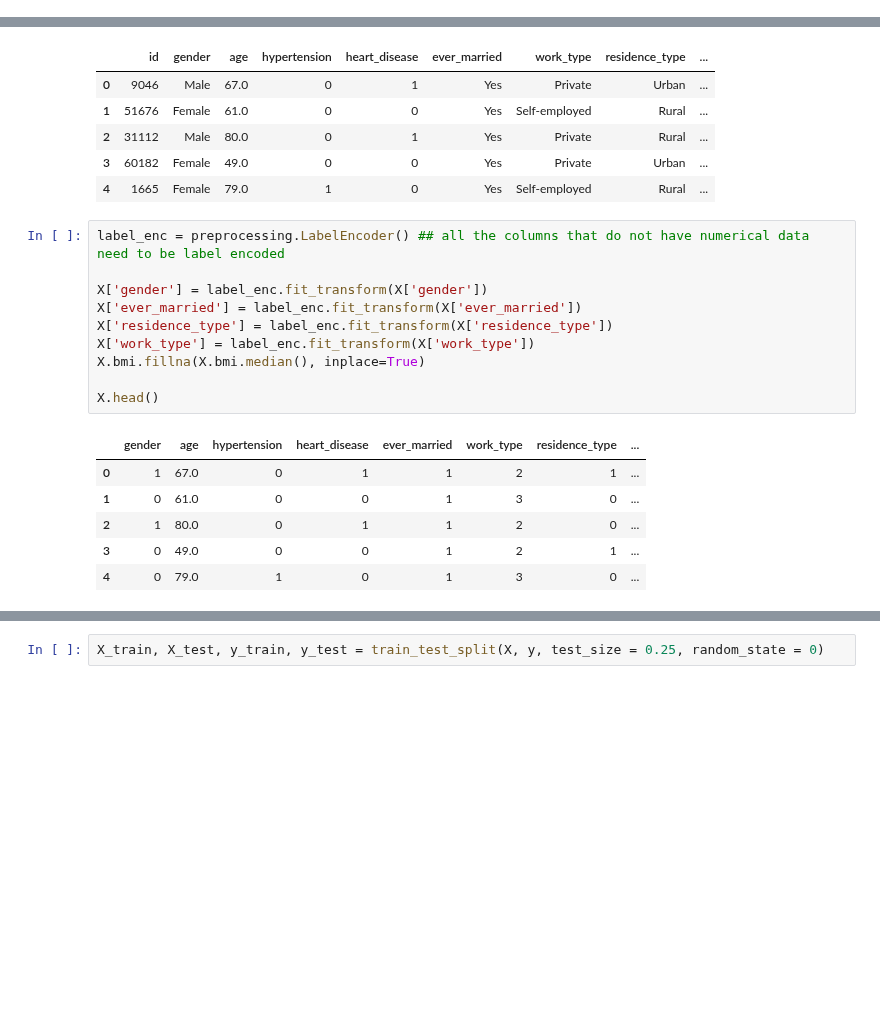
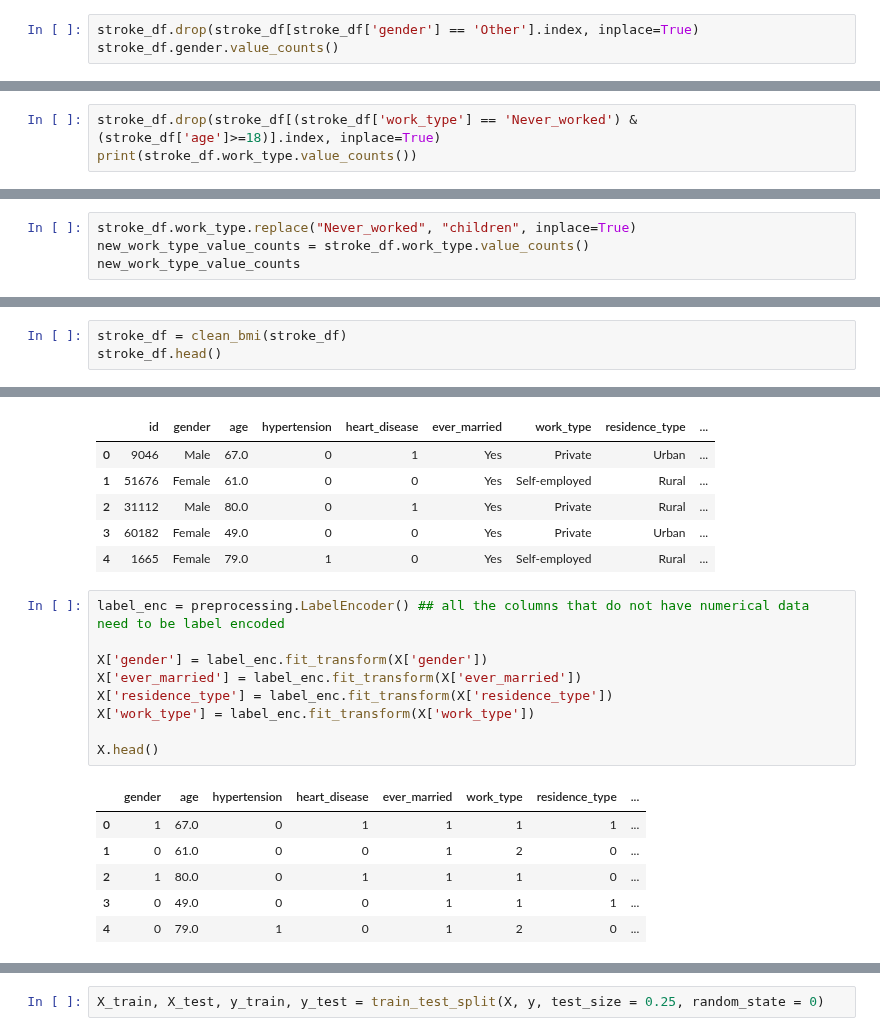
Before and after one commit to bori00/Stroke-Predictor, a Jupyter notebook: Stroke_Predictor.ipynb, the cells around one changed output, grey strips where cells are left out. Cells and saved outputs as stored; diff of their text form; blank space fills up the shorter version.

Commit message:
Data cleaning for gender, work type, bmi, id

```diff
--- a/Stroke_Predictor.ipynb
+++ b/Stroke_Predictor.ipynb
@@ -565,0 +598,3 @@ dtype: int64
+# %%
+stroke_df.drop(stroke_df[stroke_df['gender'] == 'Other'].index, inplace=True)
+stroke_df.gender.value_counts()
@@ -567,0 +609,3 @@ dtype: int64
+# %%
+stroke_df.drop(stroke_df[(stroke_df['work_type'] == 'Never_worked') & (stroke_df['age']>=18)].index, inplace=True)
+print(stroke_df.work_type.value_counts())
@@ -567,0 +619,4 @@ dtype: int64
+# %%
+stroke_df.work_type.replace("Never_worked", "children", inplace=True)
+new_work_type_value_counts = stroke_df.work_type.value_counts()
+new_work_type_value_counts
@@ -569,0 +722,3 @@ dtype: int64
+# %%
+stroke_df = clean_bmi(stroke_df)
+stroke_df.head()
@@ -676,20 +874,19 @@ smoke_df.head()
 # %%
 label_enc = preprocessing.LabelEncoder() ## all the columns that do not have numerical data need to be label encoded
 
 X['gender'] = label_enc.fit_transform(X['gender'])
 X['ever_married'] = label_enc.fit_transform(X['ever_married'])
 X['residence_type'] = label_enc.fit_transform(X['residence_type'])
 X['work_type'] = label_enc.fit_transform(X['work_type'])
-X.bmi.fillna(X.bmi.median(), inplace=True)
 
 X.head()
 # %% [output]
 |  | gender | age | hypertension | heart_disease | ever_married | work_type | residence_type | ... |
-| 0 | 1 | 67.0 | 0 | 1 | 1 | 2 | 1 | ... |
-| 1 | 0 | 61.0 | 0 | 0 | 1 | 3 | 0 | ... |
-| 2 | 1 | 80.0 | 0 | 1 | 1 | 2 | 0 | ... |
-| 3 | 0 | 49.0 | 0 | 0 | 1 | 2 | 1 | ... |
-| 4 | 0 | 79.0 | 1 | 0 | 1 | 3 | 0 | ... |
+| 0 | 1 | 67.0 | 0 | 1 | 1 | 1 | 1 | ... |
+| 1 | 0 | 61.0 | 0 | 0 | 1 | 2 | 0 | ... |
+| 2 | 1 | 80.0 | 0 | 1 | 1 | 1 | 0 | ... |
+| 3 | 0 | 49.0 | 0 | 0 | 1 | 1 | 1 | ... |
+| 4 | 0 | 79.0 | 1 | 0 | 1 | 2 | 0 | ... |
 # %%
 y
 # %% [output]
```
Also changed, not shown: parts of 42 cells of this notebook.
